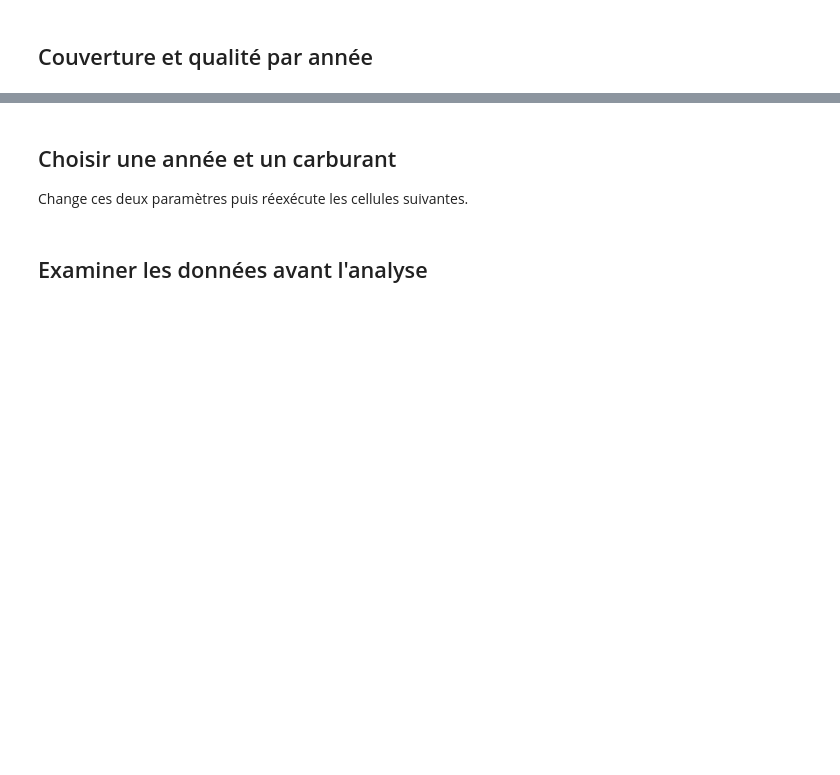
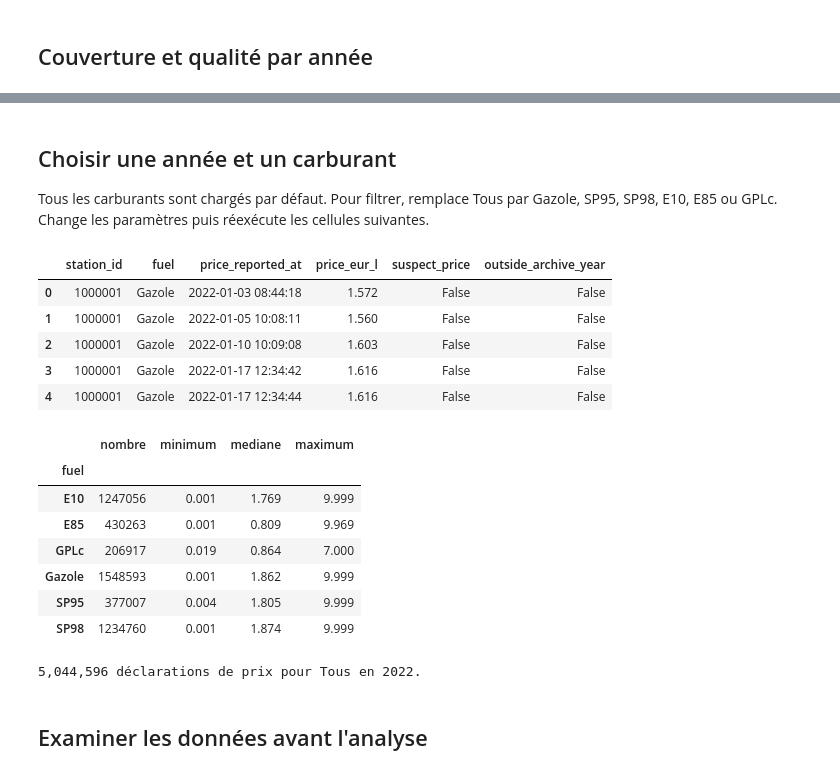
Before and after one commit to alex-05-20/Fuel_analyser, a Jupyter notebook: exploration_annuelle.ipynb, the cells around one changed output, grey strips where cells are left out. Saved outputs shown, nothing was run; the diff lists cells and outputs as text; code cells hidden in the pictures; blank space fills up the shorter version.

```diff
--- a/exploration_annuelle.ipynb
+++ b/exploration_annuelle.ipynb
@@ -36,16 +55,34 @@ display(quality[[
 # %% [markdown]
 ## Choisir une année et un carburant
-Change ces deux paramètres puis réexécute les cellules suivantes.
+Tous les carburants sont chargés par défaut. Pour filtrer, remplace Tous par Gazole, SP95, SP98, E10, E85 ou GPLc. Change les paramètres puis réexécute les cellules suivantes.
 # %%
 YEAR = 2022
-FUEL = "Gazole"
+FUEL = "Tous"
 
 folder = ANNUAL / str(YEAR)
-prices = pd.read_parquet(folder / "prices.parquet", filters=[("fuel", "==", FUEL)])
+filters = None if FUEL == "Tous" else [("fuel", "==", FUEL)]
+prices = pd.read_parquet(folder / "prices.parquet", filters=filters)
 stations = pd.read_parquet(folder / "stations.parquet")
 interruptions = pd.read_parquet(folder / "interruptions.parquet")
 display(prices.head())
+display(prices.groupby("fuel")["price_eur_l"].agg(nombre="count", minimum="min", mediane="median", maximum="max"))
 print(f"{len(prices):,} déclarations de prix pour {FUEL} en {YEAR}.")
+# %% [output]
+|  | station_id | fuel | price_reported_at | price_eur_l | suspect_price | outside_archive_year |
+| 0 | 1000001 | Gazole | 2022-01-03 08:44:18 | 1.572 | False | False |
+| 1 | 1000001 | Gazole | 2022-01-05 10:08:11 | 1.560 | False | False |
+| 2 | 1000001 | Gazole | 2022-01-10 10:09:08 | 1.603 | False | False |
+| 3 | 1000001 | Gazole | 2022-01-17 12:34:42 | 1.616 | False | False |
+| 4 | 1000001 | Gazole | 2022-01-17 12:34:44 | 1.616 | False | False |
+|  | nombre | minimum | mediane | maximum |
+| fuel |  |  |  |  |
+| E10 | 1247056 | 0.001 | 1.769 | 9.999 |
+| E85 | 430263 | 0.001 | 0.809 | 9.969 |
+| GPLc | 206917 | 0.019 | 0.864 | 7.000 |
+| Gazole | 1548593 | 0.001 | 1.862 | 9.999 |
+| SP95 | 377007 | 0.004 | 1.805 | 9.999 |
+| SP98 | 1234760 | 0.001 | 1.874 | 9.999 |
+5,044,596 déclarations de prix pour Tous en 2022.
 # %% [markdown]
 ## Examiner les données avant l'analyse
 # %%
```
Also changed, not shown: parts of 4 cells of this notebook, 14 other files.
